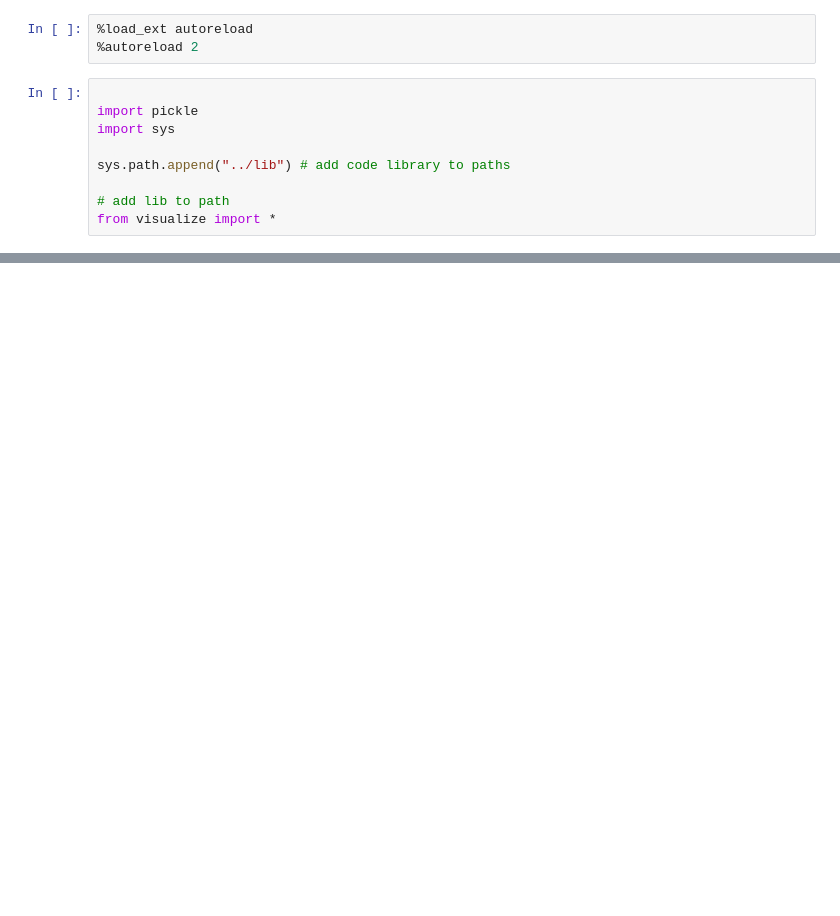
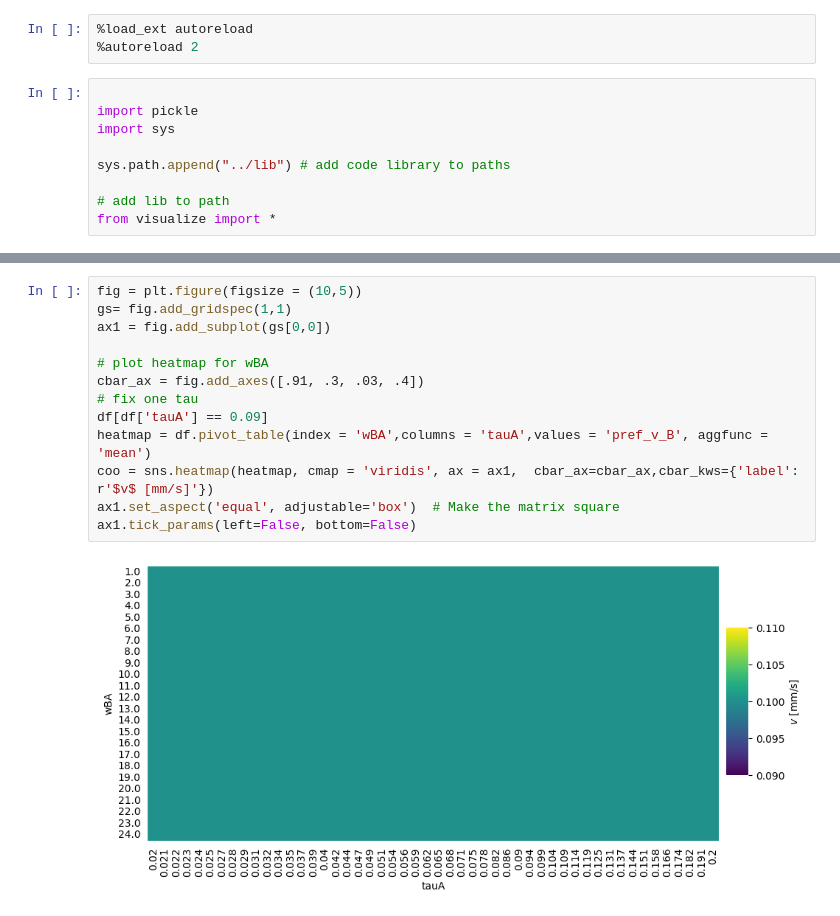
Before and after one commit to simoneeb/motion_anticipation_network, a Jupyter notebook: Brian/notebooks/plot_recurrent_net_layer_nearest_neighbor_bar.ipynb, the cells around one changed output, grey strips where cells are left out. Saved outputs shown, nothing was run; the diff lists cells and outputs as text; blank space fills up the shorter version.

```diff
--- a/Brian/notebooks/plot_recurrent_net_layer_nearest_neighbor_bar.ipynb
+++ b/Brian/notebooks/plot_recurrent_net_layer_nearest_neighbor_bar.ipynb
@@ -32,0 +109,15 @@ fig = plot_timetrace(output, params)
+# %%
+fig = plt.figure(figsize = (10,5))
+gs= fig.add_gridspec(1,1)
+ax1 = fig.add_subplot(gs[0,0])
+
+# plot heatmap for wBA
+cbar_ax = fig.add_axes([.91, .3, .03, .4])
+# fix one tau
+df[df['tauA'] == 0.09]
+heatmap = df.pivot_table(index = 'wBA',columns = 'tauA',values = 'pref_v_B', aggfunc = 'mean')
+coo = sns.heatmap(heatmap, cmap = 'viridis', ax = ax1,  cbar_ax=cbar_ax,cbar_kws={'label': r'$v$ [mm/s]'})
+ax1.set_aspect('equal', adjustable='box')  # Make the matrix square
+ax1.tick_params(left=False, bottom=False)
+# %% [output]
+[figure, added]
```
Also changed, not shown: parts of 13 cells of this notebook, 22 other files.
